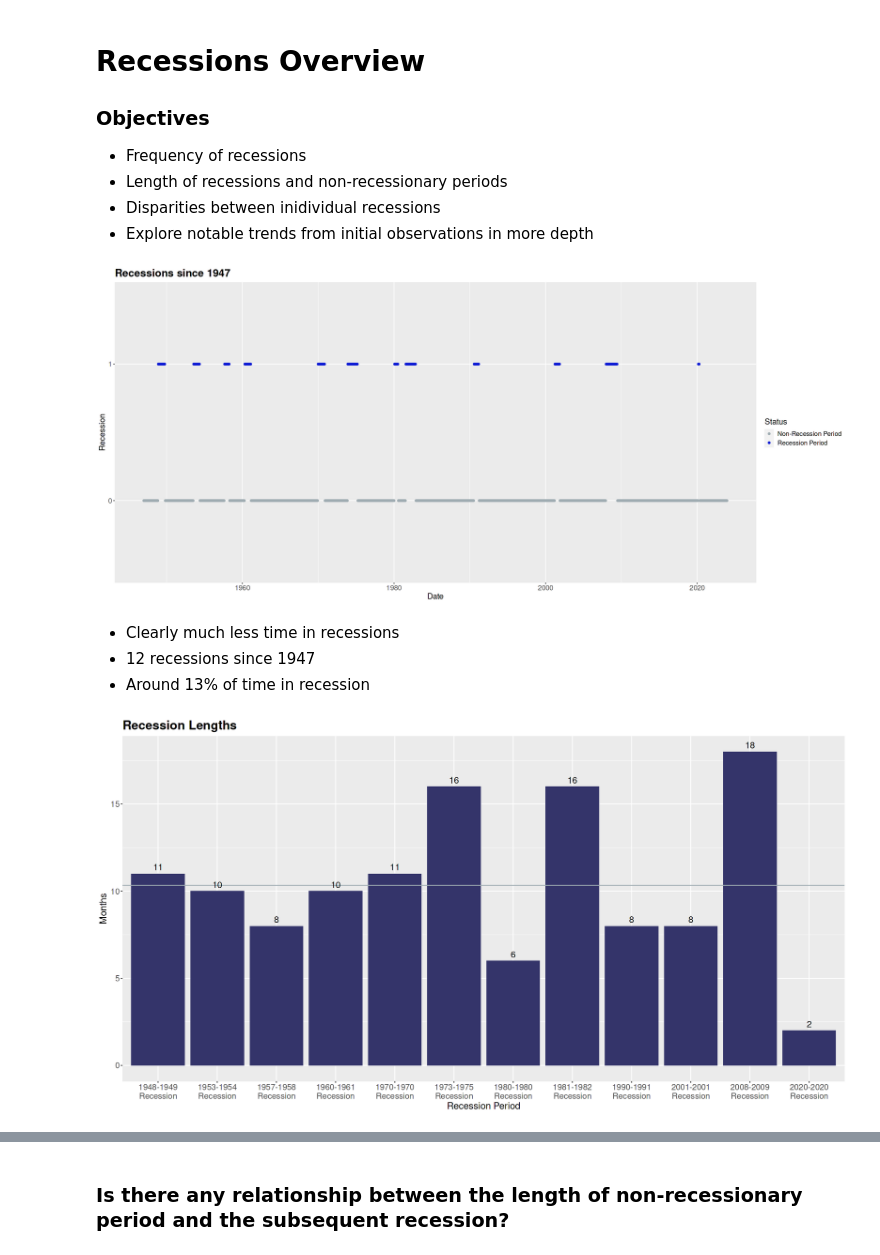
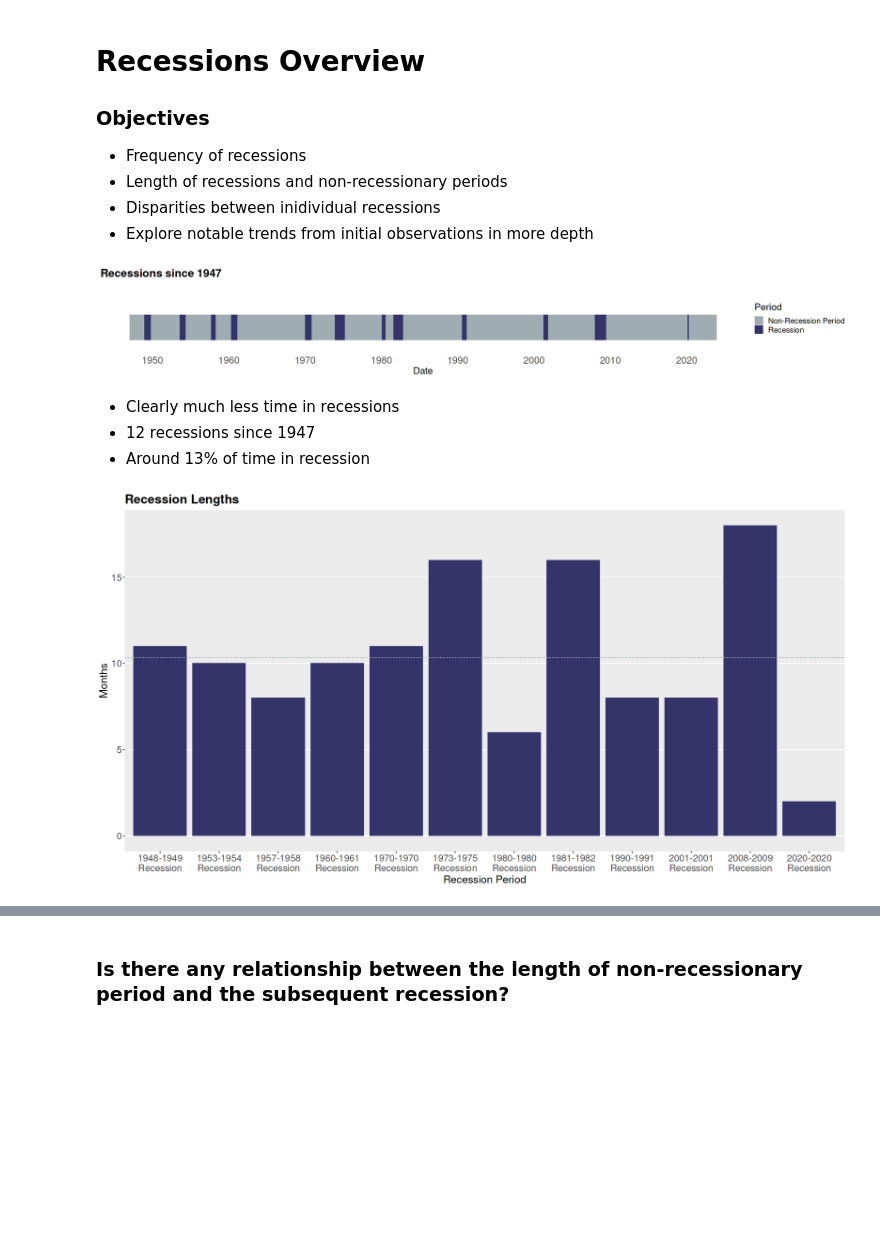
Before and after one commit to Kevin-Trivino/Recessions-Economic-Indicators-Analysis, a Jupyter notebook: recessions-and-economic-indicators-eda.ipynb, the cells around one changed output, grey strips where cells are left out. Drawn from its saved outputs; the diff is of its cells as text; code cells hidden in the pictures; blank space fills up the shorter version.

Commit message:
Add files via upload
Modified figures

```diff
--- a/recessions-and-economic-indicators-eda.ipynb
+++ b/recessions-and-economic-indicators-eda.ipynb
@@ -118,43 +118,60 @@ grid.arrange(p1, p2, p3, p4, p5, p6, p7, p8, ncol = 2)
 - Disparities between inidividual recessions
 - Explore notable trends from initial observations in more depth
 # %%
-options(repr.plot.width = 20, repr.plot.height = 9)
-
-# Recession plot
-ggplot(myd, aes(x = date, y = as.factor(recession))) +
-  geom_point(aes(color = as.factor(recession))) +
-  scale_color_manual(values = c("1" = "#0e1bd4", "0" = "#9facb2"),
-                     labels = c("1" = "Recession Period", "0" = "Non-Recession Period"))  +
-  labs(title = "Recessions since 1947", x = "Date", y = "Recession", color = "Status") +
-  theme(text = element_text(size = 15),
-        axis.text = element_text(size = 13),
-        plot.title = element_text(size = 20, face = "bold"))
+options(repr.plot.width = 20, repr.plot.height = 3)
 
 # Recession Periods
 # Tibble to identify individual recession periods and their lengths in months
 recession_periods <- myd %>%
   mutate(recession_start = ifelse(lag(recession, default = first(recession)) == 0 & recession == 1, 1, 0),
          recession_end = ifelse(lead(recession, default = last(recession)) == 0 & recession == 1, 1, 0)) %>%
   filter(recession_start == 1 | recession_end == 1) %>%
   group_by(group = cumsum(recession_start)) %>%
   summarise(start_date = min(date), end_date = max(date),
             month_length = round((as.yearmon(end_date) - as.yearmon(start_date)) * 12) + 1) %>%
   ungroup() %>%
   select(-group)
 
 # Non-Recessionary Periods
 # Tibble to identify non-recessionary periods and their lengths in months
 non_recession_periods <- recession_periods %>%
   mutate(next_recession_start = lead(start_date, order_by = start_date, default = last(start_date))) %>%
   filter(!is.na(next_recession_start)) %>%
   mutate(prev_recession_end = end_date) %>%
   mutate(months_to_next_recession = round((as.yearmon(next_recession_start) - as.yearmon(end_date)) * 12) + 1) %>%
   select(prev_recession_end, next_recession_start, months_to_next_recession)
 
+# Create a sequence of breaks at the beginning of each decade
+breaks <- seq(as.Date("1950-01-01"), as.Date("2020-01-01"), by = "10 years")
+
+# Recession plot
+p <- ggplot() +
+  geom_rect(aes(xmin = min(myd$date), xmax = max(myd$date), ymin = 0.20, ymax = 0.55, fill = "Non-Recession Period"),
+            color = NA) +
+  geom_rect(data = recession_periods,
+            aes(xmin = start_date, xmax = end_date, ymin = 0.20, ymax = 0.55, fill = "Recession"),
+            color = NA) +
+  scale_fill_manual(name = "Period", values = c("Non-Recession Period" = "#9facb2", "Recession" = "#34346a")) +
+  scale_x_date(breaks = breaks, date_labels = "%Y") +
+  scale_y_continuous(expand = c(0, 0), limits = c(0, 1)) +
+  labs(title = "Recessions since 1947", x = "Date", y = "") +
+  theme_minimal() +
+  theme(text = element_text(size = 18),
+        axis.text.y = element_blank(),
+        axis.ticks.y = element_blank(),
+        plot.title = element_text(size = 21, face = "bold"),
+        panel.grid = element_blank(),
+        axis.title.y = element_blank(),
+        axis.text.x = element_text(size = 18),
+        axis.title.x = element_text(size = 18))
+
+# Print the plot
+print(p)
+
 # % time in recession
 recession_pct <- round(sum(myd$recession == 1)/nrow(myd)*100, 2)
 # %% [output]
-[figure, old version]
+[figure, new version]
 # %% [markdown]
 - Clearly much less time in recessions
 - 12 recessions since 1947
@@ -170,16 +187,17 @@ rp_year <- recession_periods %>%
          period_label = paste(as.factor(start_year), as.factor(end_year), sep="-") %>%
                          paste0("\nRecession"))
 
-recession_plot <- ggplot(rp_year, aes(x = period_label, y = month_length)) +
+ggplot(rp_year, aes(x = period_label, y = month_length)) +
   geom_bar(stat = "identity", fill = "#34346a") +
-  geom_hline(yintercept = mean(rp_year$month_length), color = "#9facb2") +
-  geom_text(aes(label = month_length), vjust = -0.5, size = 5) +
+  geom_hline(yintercept = mean(rp_year$month_length), color = "#9facb2", linetype = "dashed") +
+  #geom_text(aes(label = month_length), vjust = -0.5, size = 5) +
   labs(title = "Recession Lengths", x = "Recession Period", y = "Months") +
-  theme(text = element_text(size = 15),
-        axis.text = element_text(size = 13),
-        plot.title = element_text(size = 20, face = "bold"))
-
-print(recession_plot)
+  theme(text = element_text(size = 17),
+        axis.text = element_text(size = 15),
+        plot.title = element_text(size = 20, face = "bold"),
+        panel.grid.major.x = element_blank(),
+        panel.grid.minor.x = element_blank(),
+        panel.grid.minor.y = element_blank())
 
 # Average recession length for all periods
 avg_length_all <- round(recession_periods %>%
@@ -192,6 +210,6 @@ avg_length_excluding_2020 <- round(recession_periods %>%
   summarise(avg_recession_length = mean(month_length)) %>%
   pull(avg_recession_length), 2)
 # %% [output]
-[figure, old version]
+[figure, new version]
 # %% [markdown]
 Now seperating and examining individual recessions
```
Also changed, not shown: parts of 18 cells of this notebook.
